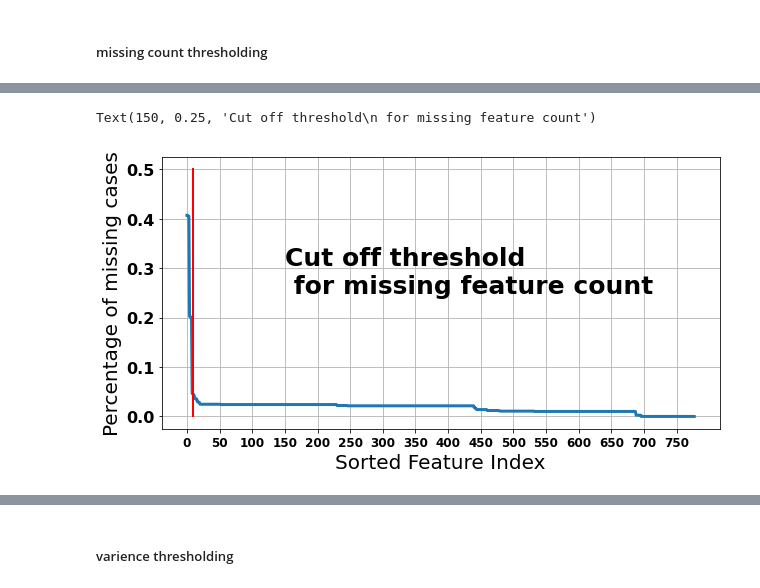
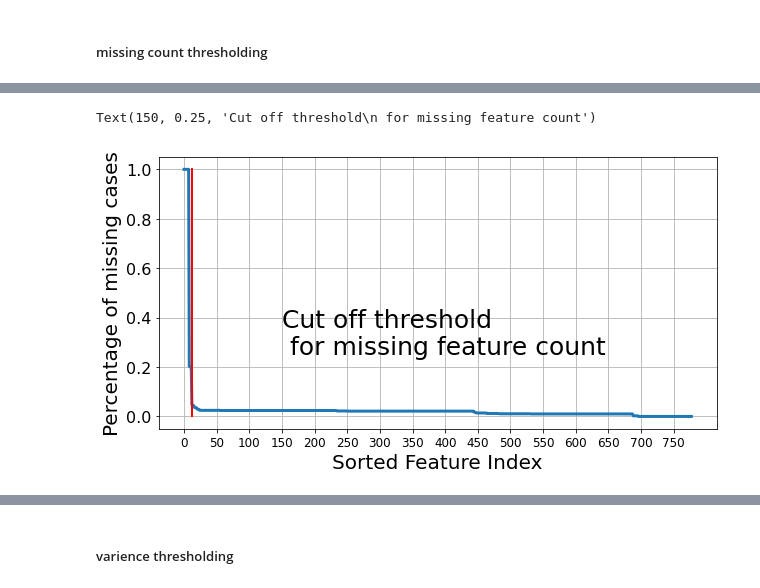
Before and after one commit to Jumabek/receptivity, a Jupyter notebook: analysis/Association Rule Mining.ipynb, the cells around one changed output, grey strips where cells are left out. Saved outputs shown, nothing was run; the diff lists cells and outputs as text; code cells hidden in the pictures.

```diff
--- a/analysis/Association Rule Mining.ipynb
+++ b/analysis/Association Rule Mining.ipynb
@@ -1967,7 +1967,20 @@ measurement
 window_name, nsub = '80MIN', 4
 sub_features = pd.read_csv(
     f'feature/arm/{window_name}_{nsub}.csv'
+    ,dtype={'pid':str}
+    ,parse_dates=['timestamp','sub_timestamp']
 ).set_index(['pid','timestamp','sub_timestamp'])
 
-sub_features.isnull().sum(axis=0)
+from feature_preprocessing import *
+
+sub_features = impute_support_features(
+        normalization(sub_features)
+)
+
+
+agg_feature = sub_features.groupby(['pid','timestamp']).agg(
+    ['mean','std']
+)
+agg_feature.columns = agg_feature.columns.map('|'.join).str.strip('|')
+agg_feature
 # %% [output]
@@ -2016,19 +2005,21 @@ agg_feature
 # %%
 ds_missing = agg_feature.isnull().sum(axis=0)/len(agg_feature)
+#thresholding
+agg_feature_percent_missing  = agg_feature.loc[:,(ds_missing[ds_missing<.2]).index]
 
 plt.figure(figsize=(10,5))
 N, D = agg_feature.shape
 ds_missing.sort_values(ascending=False).plot(linewidth=3)
 I = np.arange(0,D,50)
 plt.xticks(I,I, fontsize=12);
 plt.yticks( fontsize=16);
 plt.grid()
 plt.xlabel('Sorted Feature Index', fontsize=20)
 plt.ylabel('Percentage of missing cases', fontsize=20)
-plt.plot([10,10],[0,.5], color='red',linewidth=2)
+plt.plot([12,12],[0,1], color='red',linewidth=2)
 
 plt.text(150,0.25,'Cut off threshold\n for missing feature count', fontsize=25)
 # %% [output]
 Text(150, 0.25, 'Cut off threshold\n for missing feature count')
-[figure, old version]
+[figure, new version]
 # %%
```
Also changed, not shown: parts of 17 cells of this notebook, 1 other file.
